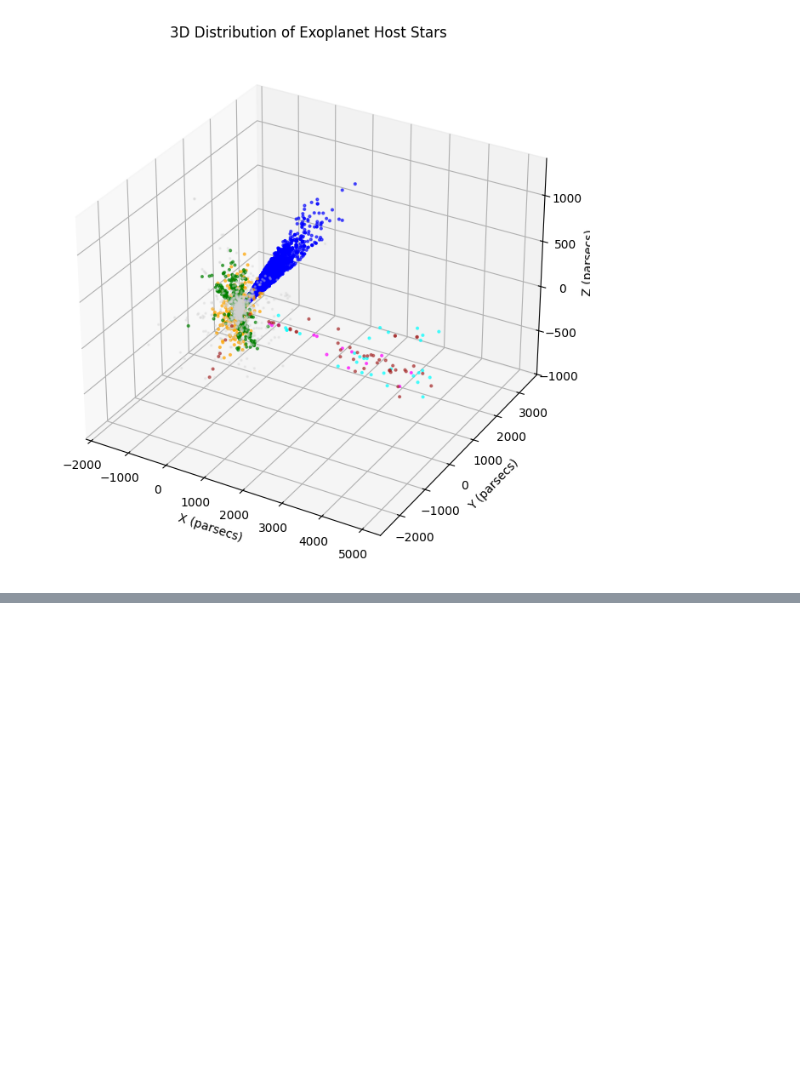
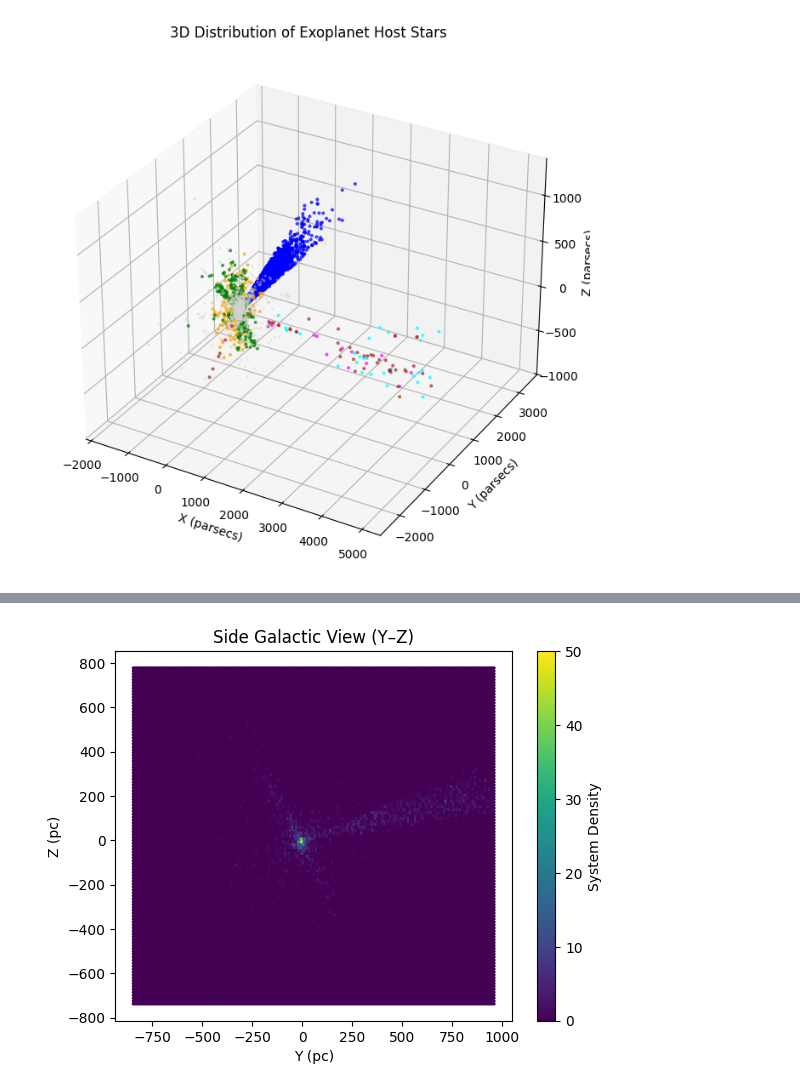
Before and after one commit to varun-pradhan-117/MassPrediction-OOD-Evaluation-NASAExoArchive, a Jupyter notebook: notebooks/starvis.ipynb, the cells around one changed output, grey strips where cells are left out. Saved outputs shown, nothing was run; the diff lists cells and outputs as text; code cells hidden in the pictures; blank space fills up the shorter version.

```diff
--- a/notebooks/starvis.ipynb
+++ b/notebooks/starvis.ipynb
@@ -140,0 +177,9 @@ plt.show()
+# %%
+plt.hexbin(y, z, gridsize=200)
+plt.xlabel("Y (pc)")
+plt.ylabel("Z (pc)")
+plt.title("Side Galactic View (Y–Z)")
+plt.colorbar(label="System Density")
+plt.show()
+# %% [output]
+[figure, added]
```
Also changed, not shown: parts of 10 cells of this notebook, 2 other files.
